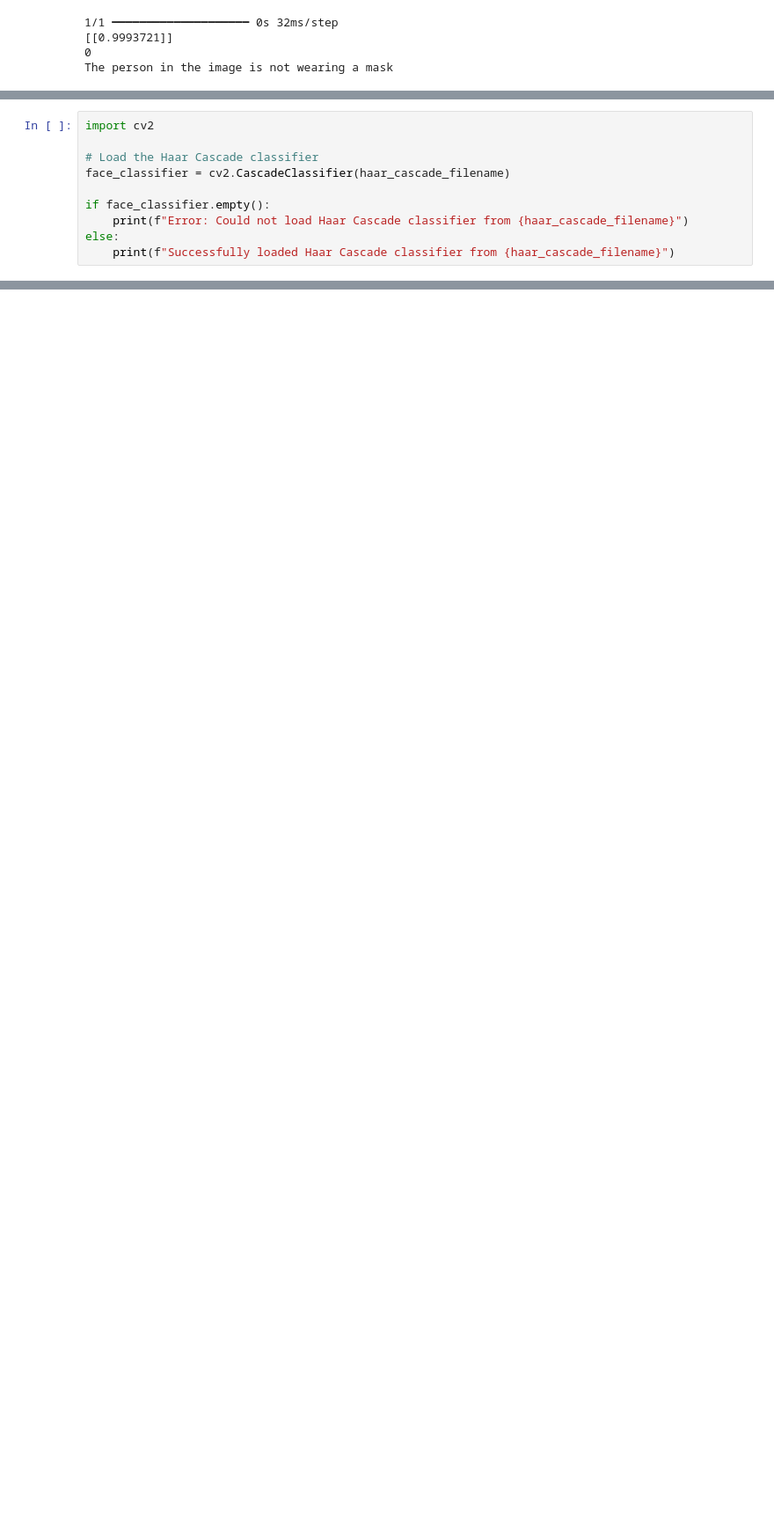
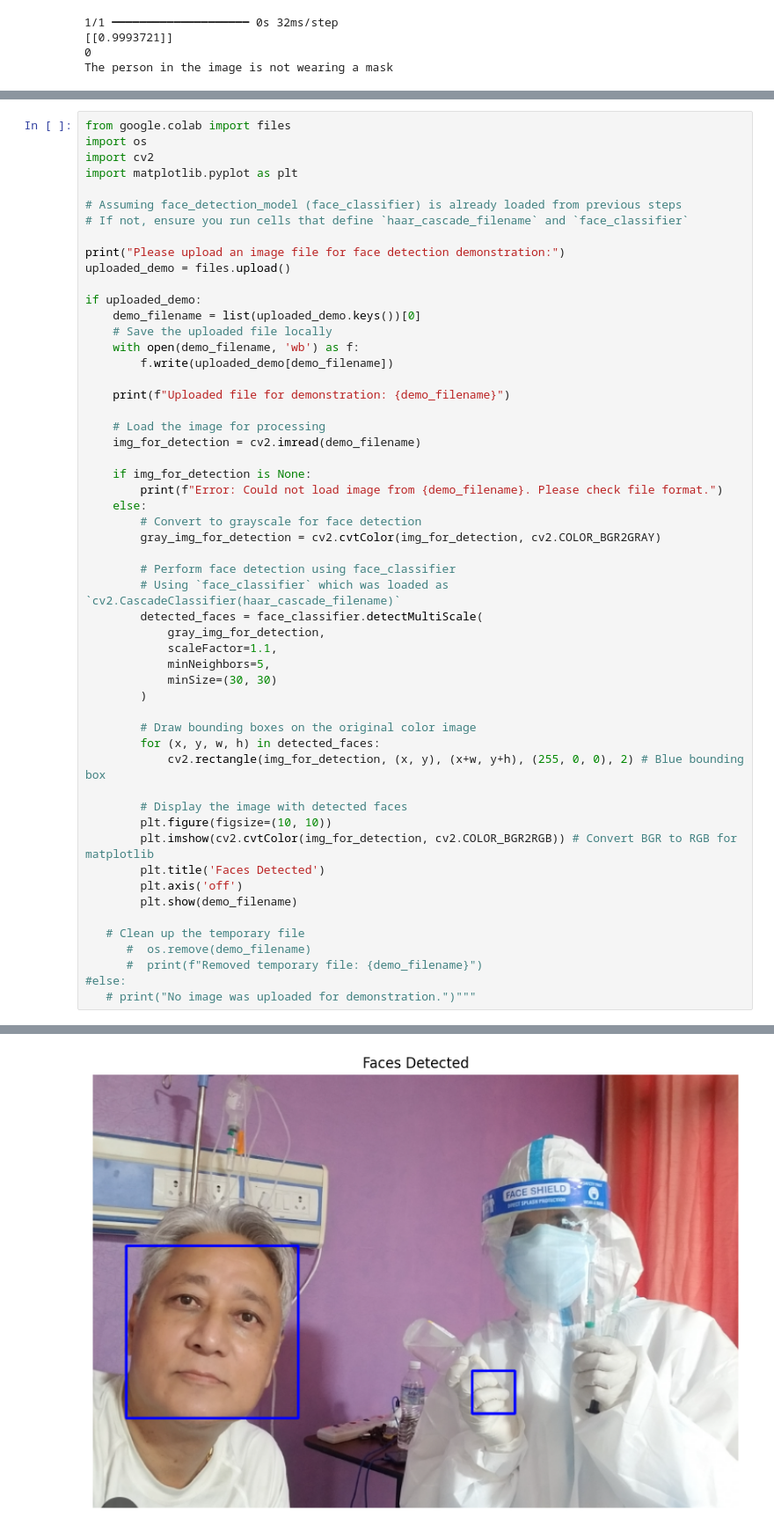
Before and after one commit to surkhanjay-ops/YOLACT-Instance-Segmentation, a Jupyter notebook: face_mask_detection.ipynb, the cells around one changed output, grey strips where cells are left out. Shown at 88% size. Cells and saved outputs as stored; diff of their text form; blank space fills up the shorter version.

```diff
--- a/face_mask_detection.ipynb
+++ b/face_mask_detection.ipynb
@@ -575,10 +530,0 @@ The Haar Cascade XML file has been downloaded. The next step is to load this XML
-# %%
-import cv2
-
-# Load the Haar Cascade classifier
-face_classifier = cv2.CascadeClassifier(haar_cascade_filename)
-
-if face_classifier.empty():
-    print(f"Error: Could not load Haar Cascade classifier from {haar_cascade_filename}")
-else:
-    print(f"Successfully loaded Haar Cascade classifier from {haar_cascade_filename}")
@@ -739,0 +533,55 @@ The face mask detection system has been successfully implemented and tested. It
+# %%
+from google.colab import files
+import os
+import cv2
+import matplotlib.pyplot as plt
+
+# Assuming face_detection_model (face_classifier) is already loaded from previous steps
+# If not, ensure you run cells that define `haar_cascade_filename` and `face_classifier`
+
+print("Please upload an image file for face detection demonstration:")
+uploaded_demo = files.upload()
+
+if uploaded_demo:
+    demo_filename = list(uploaded_demo.keys())[0]
+    # Save the uploaded file locally
+    with open(demo_filename, 'wb') as f:
+        f.write(uploaded_demo[demo_filename])
+
+    print(f"Uploaded file for demonstration: {demo_filename}")
+
+    # Load the image for processing
+    img_for_detection = cv2.imread(demo_filename)
+
+    if img_for_detection is None:
+        print(f"Error: Could not load image from {demo_filename}. Please check file format.")
+    else:
+        # Convert to grayscale for face detection
+        gray_img_for_detection = cv2.cvtColor(img_for_detection, cv2.COLOR_BGR2GRAY)
+
+        # Perform face detection using face_classifier
+        # Using `face_classifier` which was loaded as `cv2.CascadeClassifier(haar_cascade_filename)`
+        detected_faces = face_classifier.detectMultiScale(
+            gray_img_for_detection,
+            scaleFactor=1.1,
+            minNeighbors=5,
+            minSize=(30, 30)
+        )
+
+        # Draw bounding boxes on the original color image
+        for (x, y, w, h) in detected_faces:
+            cv2.rectangle(img_for_detection, (x, y), (x+w, y+h), (255, 0, 0), 2) # Blue bounding box
+
+        # Display the image with detected faces
+        plt.figure(figsize=(10, 10))
+        plt.imshow(cv2.cvtColor(img_for_detection, cv2.COLOR_BGR2RGB)) # Convert BGR to RGB for matplotlib
+        plt.title('Faces Detected')
+        plt.axis('off')
+        plt.show(demo_filename)
+
+   # Clean up the temporary file
+      #  os.remove(demo_filename)
+      #  print(f"Removed temporary file: {demo_filename}")
+#else:
+   # print("No image was uploaded for demonstration.")"""
+# %% [output]
@@ -739,0 +592 @@ The face mask detection system has been successfully implemented and tested. It
+[figure, added]
```
Also changed, not shown: parts of 23 cells of this notebook.
